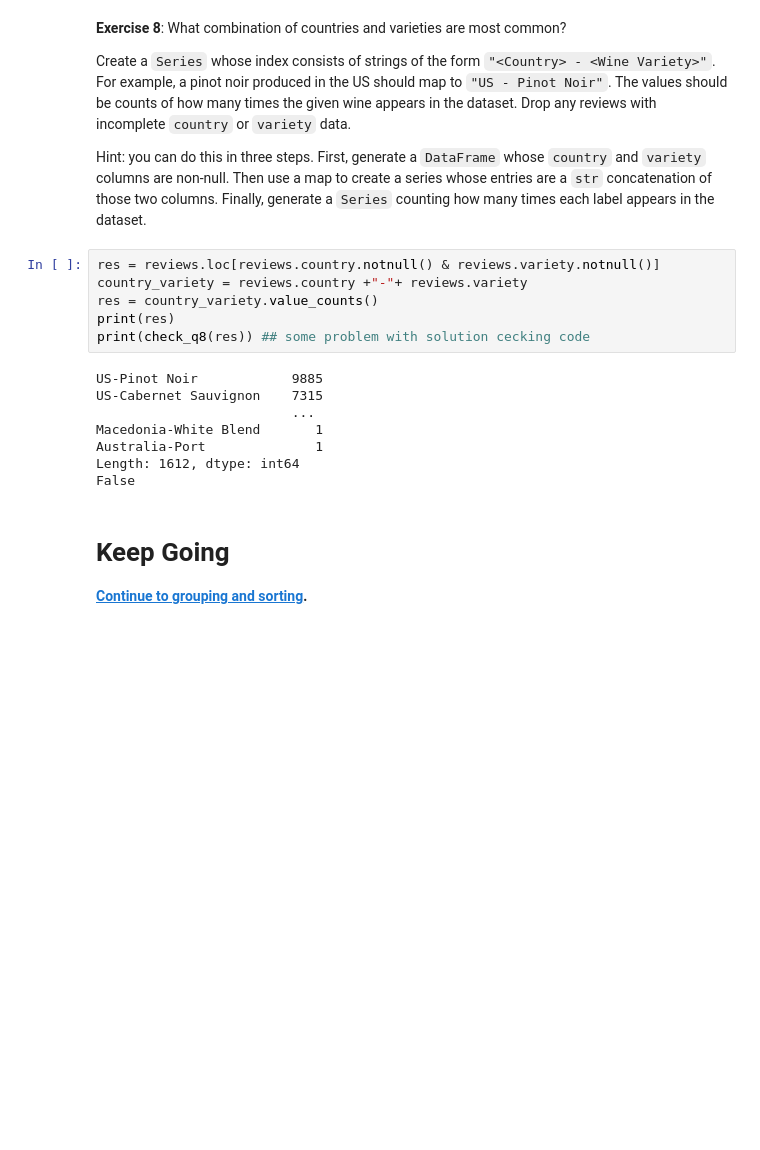
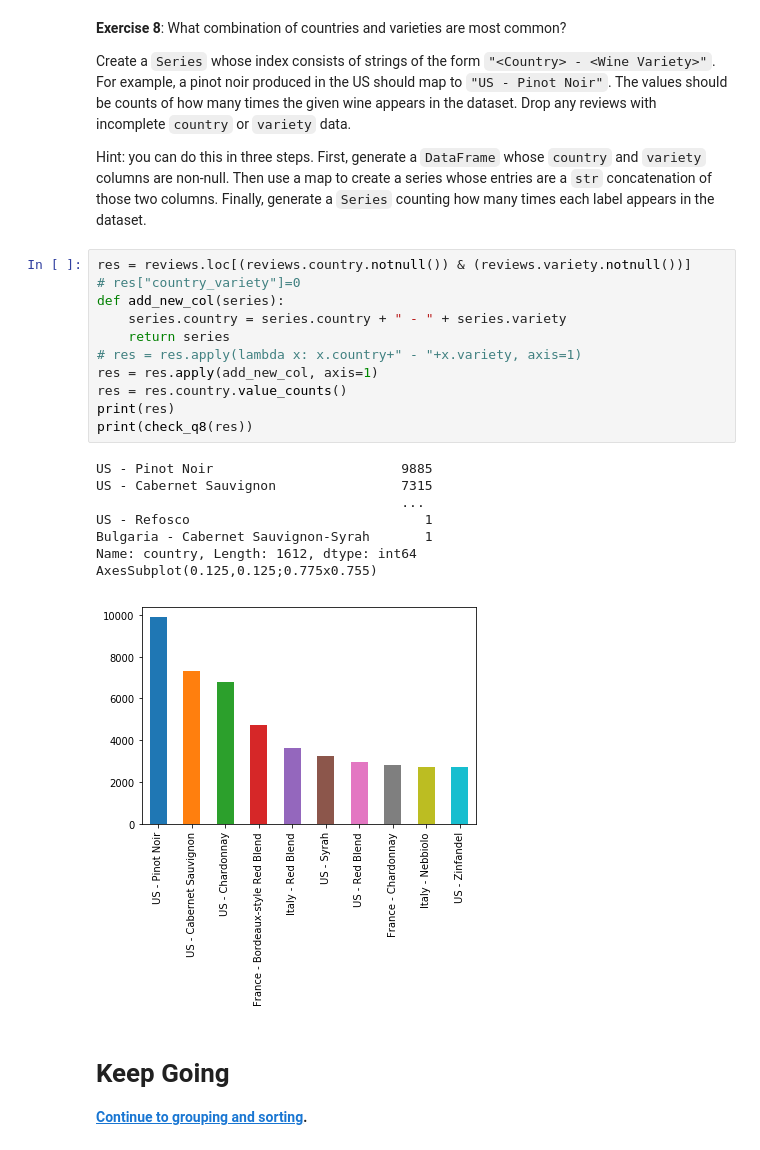
Before and after one commit to TejasReddy9/kaggle_learn, a Jupyter notebook: pandas/pd_3.ipynb, the cells around one changed output. Cells and saved outputs as stored; diff of their text form; blank space fills up the shorter version.

```diff
--- a/pandas/pd_3.ipynb
+++ b/pandas/pd_3.ipynb
@@ -187,20 +190,26 @@ False
 Create a `Series` whose index consists of strings of the form `"<Country> - <Wine Variety>"`. For example, a pinot noir produced in the US should map to `"US - Pinot Noir"`. The values should be counts of how many times the given wine appears in the dataset. Drop any reviews with incomplete `country` or `variety` data.
 
 Hint: you can do this in three steps. First, generate a `DataFrame` whose `country` and `variety` columns are non-null. Then use a map to create a series whose entries are a `str` concatenation of those two columns. Finally, generate a `Series` counting how many times each label appears in the dataset.
-# %%
-res = reviews.loc[reviews.country.notnull() & reviews.variety.notnull()]
-country_variety = reviews.country +"-"+ reviews.variety
-res = country_variety.value_counts()
-print(res)
-print(check_q8(res)) ## some problem with solution cecking code
-# %% [output]
-US-Pinot Noir            9885
-US-Cabernet Sauvignon    7315
-                         ...
-Macedonia-White Blend       1
-Australia-Port              1
-Length: 1612, dtype: int64
-False
+# %%
+res = reviews.loc[(reviews.country.notnull()) & (reviews.variety.notnull())]
+# res["country_variety"]=0
+def add_new_col(series):
+    series.country = series.country + " - " + series.variety
+    return series
+# res = res.apply(lambda x: x.country+" - "+x.variety, axis=1)
+res = res.apply(add_new_col, axis=1)
+res = res.country.value_counts()
+print(res)
+print(check_q8(res))
+# %% [output]
+US - Pinot Noir                        9885
+US - Cabernet Sauvignon                7315
+                                       ...
+US - Refosco                              1
+Bulgaria - Cabernet Sauvignon-Syrah       1
+Name: country, Length: 1612, dtype: int64
+AxesSubplot(0.125,0.125;0.775x0.755)
+[figure, added]
 # %% [markdown]
 # Keep Going
 **[Continue to grouping and sorting](https://www.kaggle.com/kernels/fork/598715).**
```
Also changed, not shown: parts of 1 cell of this notebook.
